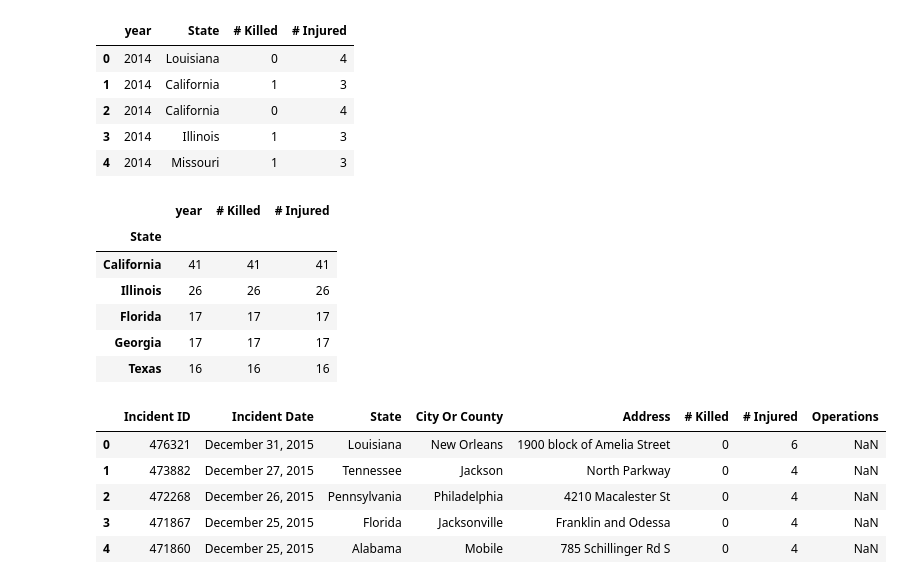
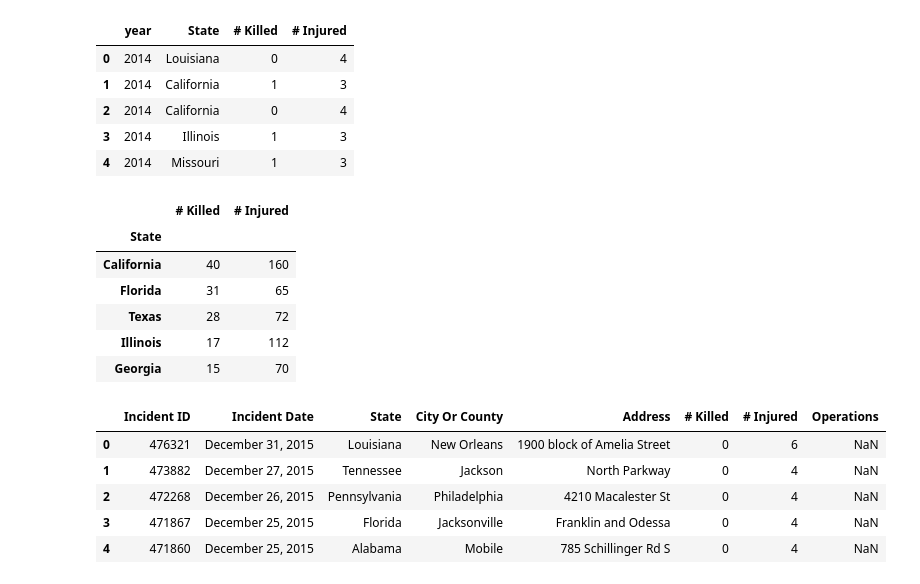
Before and after one commit to RSGDATA/ETL_project, a Jupyter notebook: us_mass_shootings.ipynb, the cells around one changed output. Saved outputs shown, nothing was run; the diff lists cells and outputs as text; code cells hidden in the pictures.

```diff
--- a/us_mass_shootings.ipynb
+++ b/us_mass_shootings.ipynb
@@ -29,16 +30,16 @@ df_2014.head()
 | 3 | 2014 | Illinois | 1 | 3 |
 | 4 | 2014 | Missouri | 1 | 3 |
 # %%
-df_clean14=df_2014.groupby('State').count().sort_values(['# Killed'], ascending=False)
+df_clean14=df_2014.groupby('State').sum().sort_values(['# Killed'], ascending=False)
 df_clean14.head()
 # %% [output]
-|  | year | # Killed | # Injured |
-| State |  |  |  |
-| California | 41 | 41 | 41 |
-| Illinois | 26 | 26 | 26 |
-| Florida | 17 | 17 | 17 |
-| Georgia | 17 | 17 | 17 |
-| Texas | 16 | 16 | 16 |
+|  | # Killed | # Injured |
+| State |  |  |
+| California | 40 | 160 |
+| Florida | 31 | 65 |
+| Texas | 28 | 72 |
+| Illinois | 17 | 112 |
+| Georgia | 15 | 70 |
 # %%
 df_2015 = pd.read_csv("2015.csv")
 df_2015.head()
```
Also changed, not shown: parts of 1 cell of this notebook.
